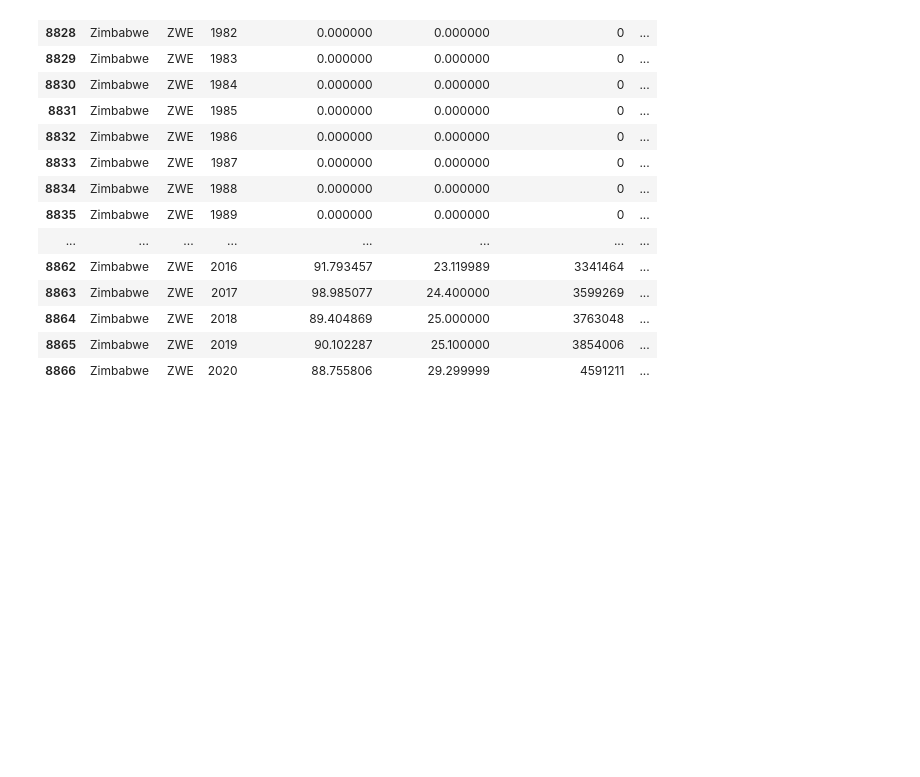
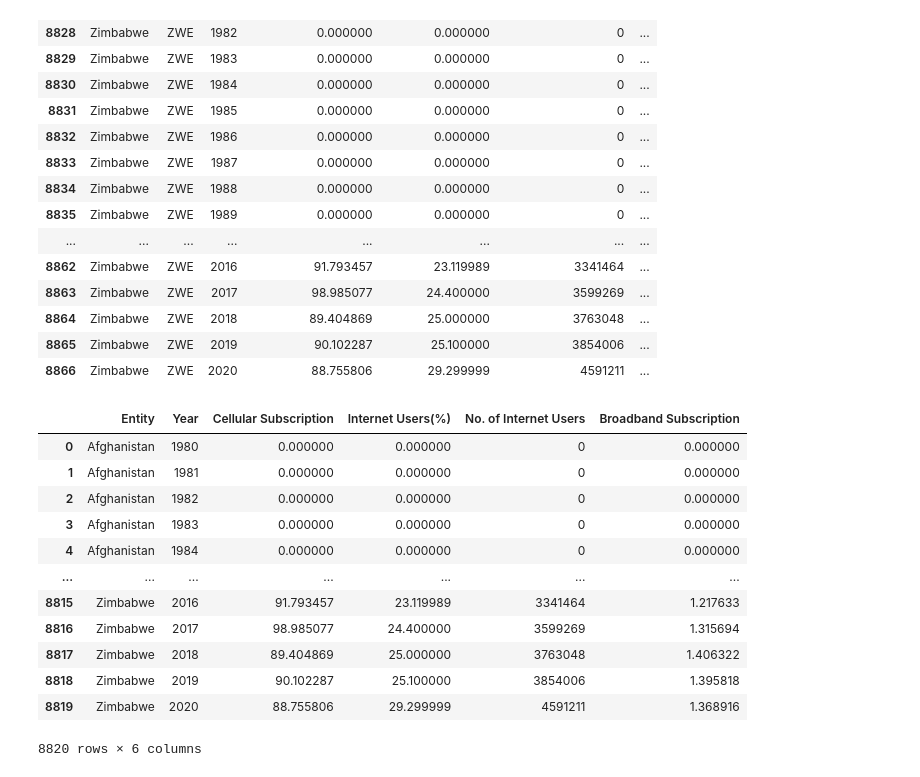
Before and after one commit to abdolazizsalimi/Global-internet-user, a Jupyter notebook: global-internet-user.ipynb, the cells around one changed output. Cells and saved outputs as stored; diff of their text form; code cells hidden in the pictures; blank space fills up the shorter version.

```diff
--- a/global-internet-user.ipynb
+++ b/global-internet-user.ipynb
@@ -263,3 +263,20 @@ fig = px.line(Zimbabwe, x='Year', y='No. of Internet Users',
 
 # Show plot
 fig.show()
+# %%
+countries_by_= countries_data.groupby(['Entity','Year']).sum().reset_index()
+countries_by_
+# %% [output]
+|  | Entity | Year | Cellular Subscription | Internet Users(%) | No. of Internet Users | Broadband Subscription |
+| 0 | Afghanistan | 1980 | 0.000000 | 0.000000 | 0 | 0.000000 |
+| 1 | Afghanistan | 1981 | 0.000000 | 0.000000 | 0 | 0.000000 |
+| 2 | Afghanistan | 1982 | 0.000000 | 0.000000 | 0 | 0.000000 |
+| 3 | Afghanistan | 1983 | 0.000000 | 0.000000 | 0 | 0.000000 |
+| 4 | Afghanistan | 1984 | 0.000000 | 0.000000 | 0 | 0.000000 |
+| ... | ... | ... | ... | ... | ... | ... |
+| 8815 | Zimbabwe | 2016 | 91.793457 | 23.119989 | 3341464 | 1.217633 |
+| 8816 | Zimbabwe | 2017 | 98.985077 | 24.400000 | 3599269 | 1.315694 |
+| 8817 | Zimbabwe | 2018 | 89.404869 | 25.000000 | 3763048 | 1.406322 |
+| 8818 | Zimbabwe | 2019 | 90.102287 | 25.100000 | 3854006 | 1.395818 |
+| 8819 | Zimbabwe | 2020 | 88.755806 | 29.299999 | 4591211 | 1.368916 |
+8820 rows × 6 columns
```
Also changed, not shown: parts of 4 cells of this notebook.
